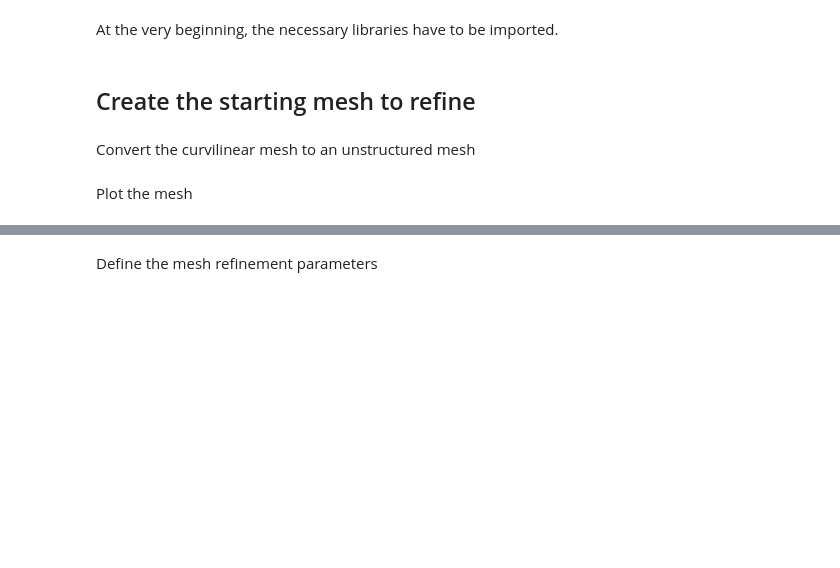
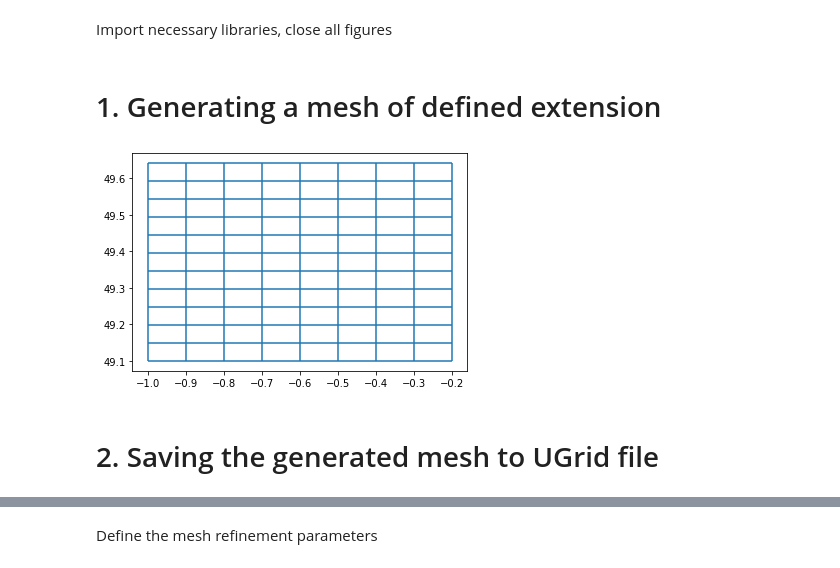
Before and after one commit to Deltares/MeshKernelPy, a Jupyter notebook: docs/examples/06_mesh2d_refinement_gridded_samples_gebco.ipynb, the cells around one changed output, grey strips where cells are left out. Drawn from its saved outputs; the diff is of its cells as text; code cells hidden in the pictures; blank space fills up the shorter version.

Commit message:
improve  06_mesh2d_refinement_gridded_samples_gebco.ipynb notebook

```diff
--- a/docs/examples/06_mesh2d_refinement_gridded_samples_gebco.ipynb
+++ b/docs/examples/06_mesh2d_refinement_gridded_samples_gebco.ipynb
@@ -7,2 +10,0 @@ It is also an example of refining on spherical coordinates and saving results on
-# %% [markdown]
-At the very beginning, the necessary libraries have to be imported.
@@ -12,0 +11,2 @@ from meshkernel import GeometryList, GriddedSamples, MakeGridParameters, MeshKer
+# %% [markdown]
+Import necessary libraries, close all figures
@@ -13,2 +19,41 @@ from meshkernel import GeometryList, GriddedSamples, MakeGridParameters, MeshKer
+# %% [markdown]
+# 1. Generating a mesh of defined extension
+# %%
+#general settings
+is_geographic = True
+lon_min,lon_max = -1,-0.2
+lat_min,lat_max = 49.1,49.6
+lon_res,lat_res = 0.1,0.1
+figsize = (10,4)
+crs = 'EPSG:4326'
+
+"""
+Make a regular (potentially rotated) rectilinear grid. First generate a curvilinear grid than convert the curvilinear grid into unstructured grid. The steps are the following:
+- curvilinear_make_uniform, see the following notebook: https://github.com/Deltares/MeshKernelPy/blob/AddCurvilinearGridSupport/docs/examples/04_curvilineargrid_basics.ipynb
+- curvilinear_convert_to_mesh2d: https://github.com/Deltares/MeshKernelPy/blob/118cb4953c4e95d5b18ed283bb37f391134b2bb2/meshkernel/meshkernel.py#L1399
+"""
+
+# Create an instance of MakeGridParameters and set the values
+make_grid_parameters = meshkernel.MakeGridParameters()
+make_grid_parameters.origin_x = lon_min
+make_grid_parameters.origin_y = lat_min
+make_grid_parameters.upper_right_x = lon_max
+make_grid_parameters.upper_right_y = lat_max
+make_grid_parameters.block_size_x = lon_res
+make_grid_parameters.block_size_y = lat_res
+
+pol_x = np.empty(0, dtype=np.double)
+pol_y = np.empty(0, dtype=np.double)
+geometry_list = meshkernel.GeometryList(pol_x, pol_y)
+
+mk2 = meshkernel.MeshKernel(is_geographic=is_geographic)
+mk2.curvilinear_make_uniform(make_grid_parameters, geometry_list)
+mk2.curvilinear_convert_to_mesh2d() #convert to ugrid/mesh2d
+
+mesh2d = mk2.mesh2d_get()
+fig, ax = plt.subplots()
+mesh2d.plot_edges(ax)
+# %% [output]
+[figure, added]
 # %% [markdown]
-## Create the starting mesh to refine
+# 2. Saving the generated mesh to UGrid file
@@ -37,2 +59,0 @@ mk.curvilinear_make_uniform(make_grid_parameters, geometry_list)
-# %% [markdown]
-Convert the curvilinear mesh to an unstructured mesh
@@ -41,2 +59,0 @@ mk.curvilinear_convert_to_mesh2d()
-# %% [markdown]
-Plot the mesh
```
Also changed, not shown: parts of 29 cells of this notebook, 1 other file.
